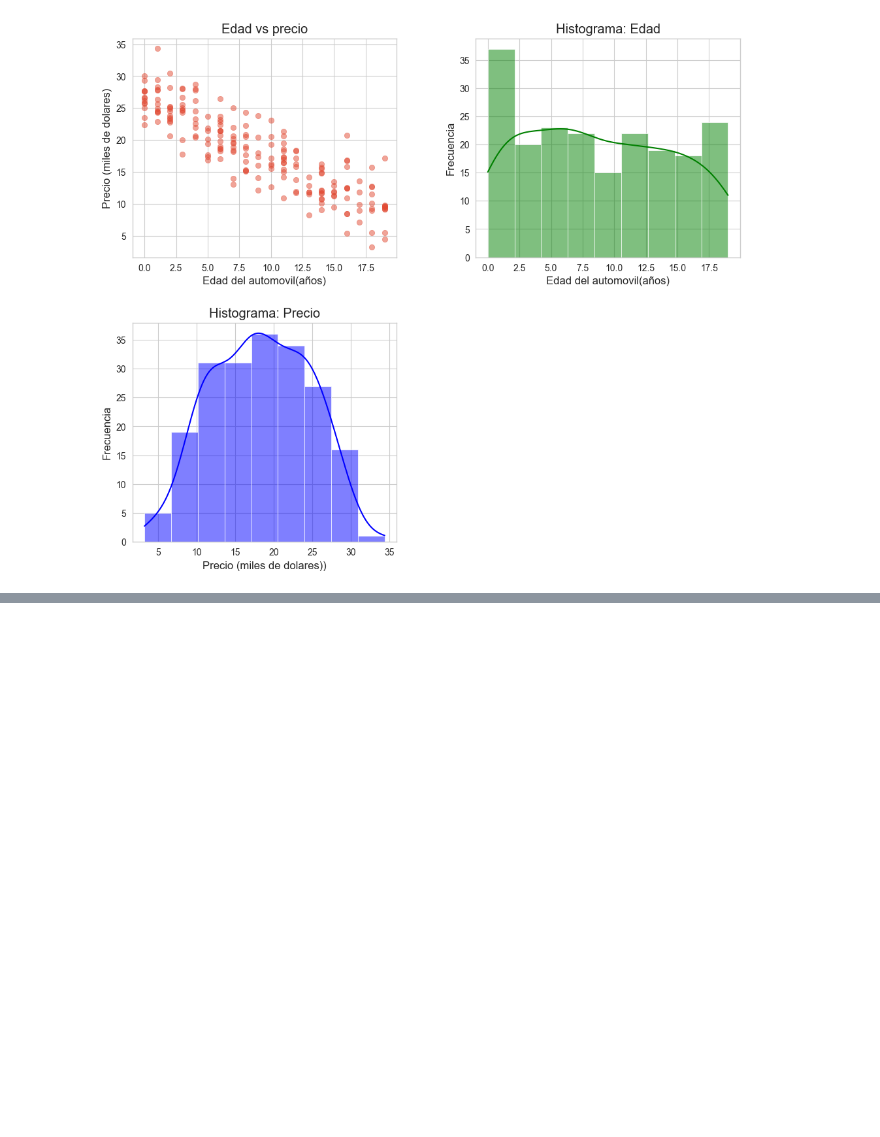
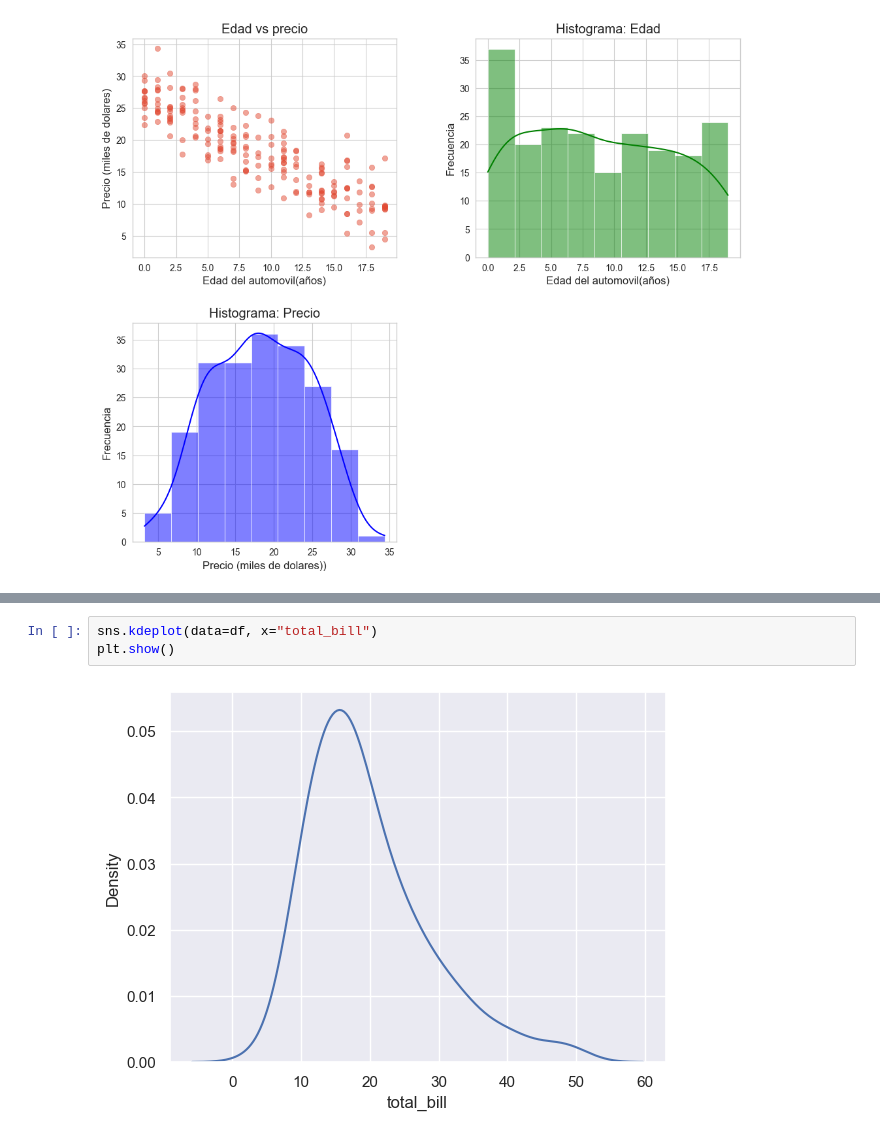
Before and after one commit to oscarm24/Analisis_de_datos_python, a Jupyter notebook: AnalisisDatos.ipynb, the cells around one changed output, grey strips where cells are left out. Saved outputs shown, nothing was run; the diff lists cells and outputs as text; blank space fills up the shorter version.

```diff
--- a/AnalisisDatos.ipynb
+++ b/AnalisisDatos.ipynb
@@ -879,0 +933,5 @@ plt.show()
+# %%
+sns.kdeplot(data=df, x="total_bill")
+plt.show()
+# %% [output]
+[figure, added]
```
Also changed, not shown: parts of 8 cells of this notebook.
